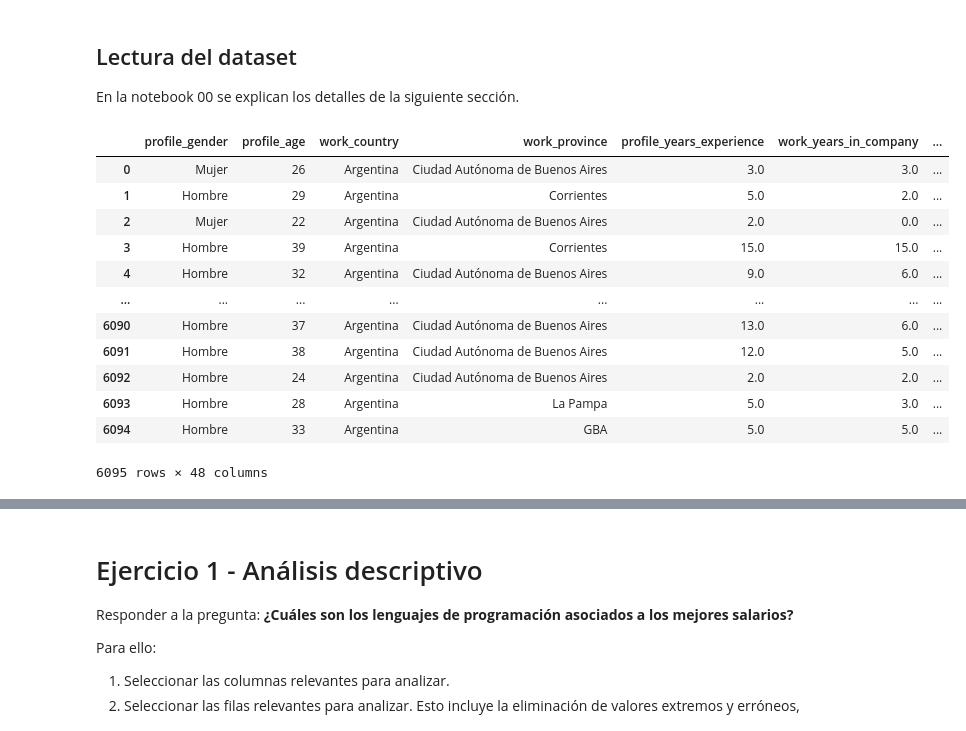
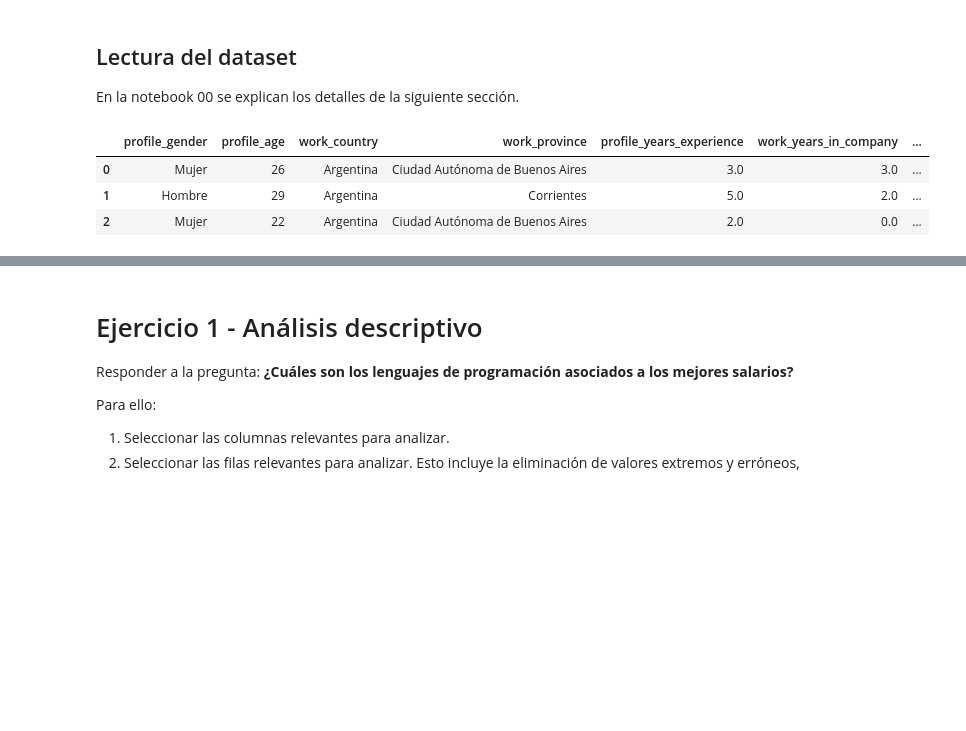
Before and after one commit to fnbellomo/DiploDatos2021, a Jupyter notebook: Copy_of_Entregable_Parte_1_Roxana.ipynb, the cells around one changed output, grey strips where cells are left out. Drawn from its saved outputs; the diff is of its cells as text; code cells hidden in the pictures; blank space fills up the shorter version.

```diff
--- a/Copy_of_Entregable_Parte_1_Roxana.ipynb
+++ b/Copy_of_Entregable_Parte_1_Roxana.ipynb
@@ -25,18 +25,9 @@ En la notebook 00 se explican los detalles de la siguiente sección.
 url = 'https://cs.famaf.unc.edu.ar/~mteruel/datasets/diplodatos/sysarmy_survey_2020_processed.csv'
 df = pd.read_csv(url)
 # %%
-df
+df[:3]
 # %% [output]
 |  | profile_gender | profile_age | work_country | work_province | profile_years_experience | work_years_in_company | ... |
 | 0 | Mujer | 26 | Argentina | Ciudad Autónoma de Buenos Aires | 3.0 | 3.0 | ... |
 | 1 | Hombre | 29 | Argentina | Corrientes | 5.0 | 2.0 | ... |
 | 2 | Mujer | 22 | Argentina | Ciudad Autónoma de Buenos Aires | 2.0 | 0.0 | ... |
-| 3 | Hombre | 39 | Argentina | Corrientes | 15.0 | 15.0 | ... |
-| 4 | Hombre | 32 | Argentina | Ciudad Autónoma de Buenos Aires | 9.0 | 6.0 | ... |
-| ... | ... | ... | ... | ... | ... | ... | ... |
-| 6090 | Hombre | 37 | Argentina | Ciudad Autónoma de Buenos Aires | 13.0 | 6.0 | ... |
-| 6091 | Hombre | 38 | Argentina | Ciudad Autónoma de Buenos Aires | 12.0 | 5.0 | ... |
-| 6092 | Hombre | 24 | Argentina | Ciudad Autónoma de Buenos Aires | 2.0 | 2.0 | ... |
-| 6093 | Hombre | 28 | Argentina | La Pampa | 5.0 | 3.0 | ... |
-| 6094 | Hombre | 33 | Argentina | GBA | 5.0 | 5.0 | ... |
-6095 rows × 48 columns
```
Also changed, not shown: parts of 23 cells of this notebook.
